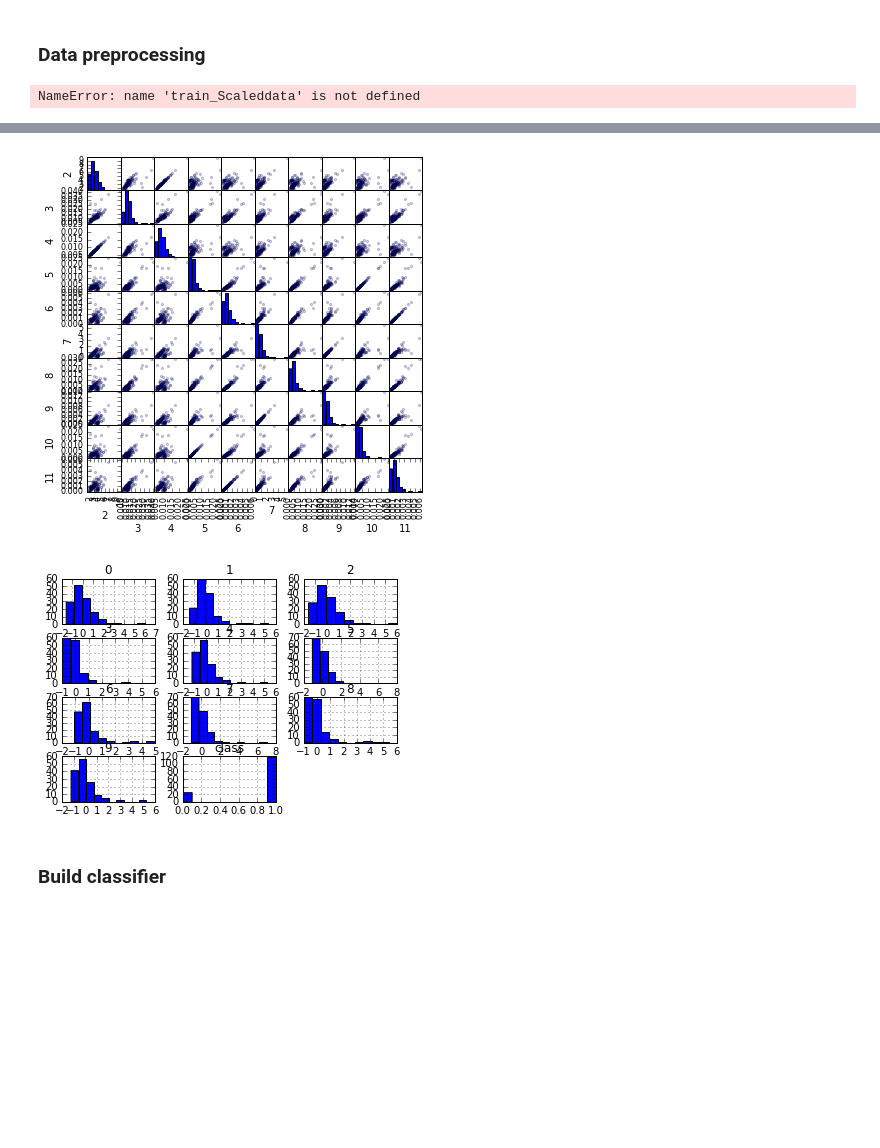
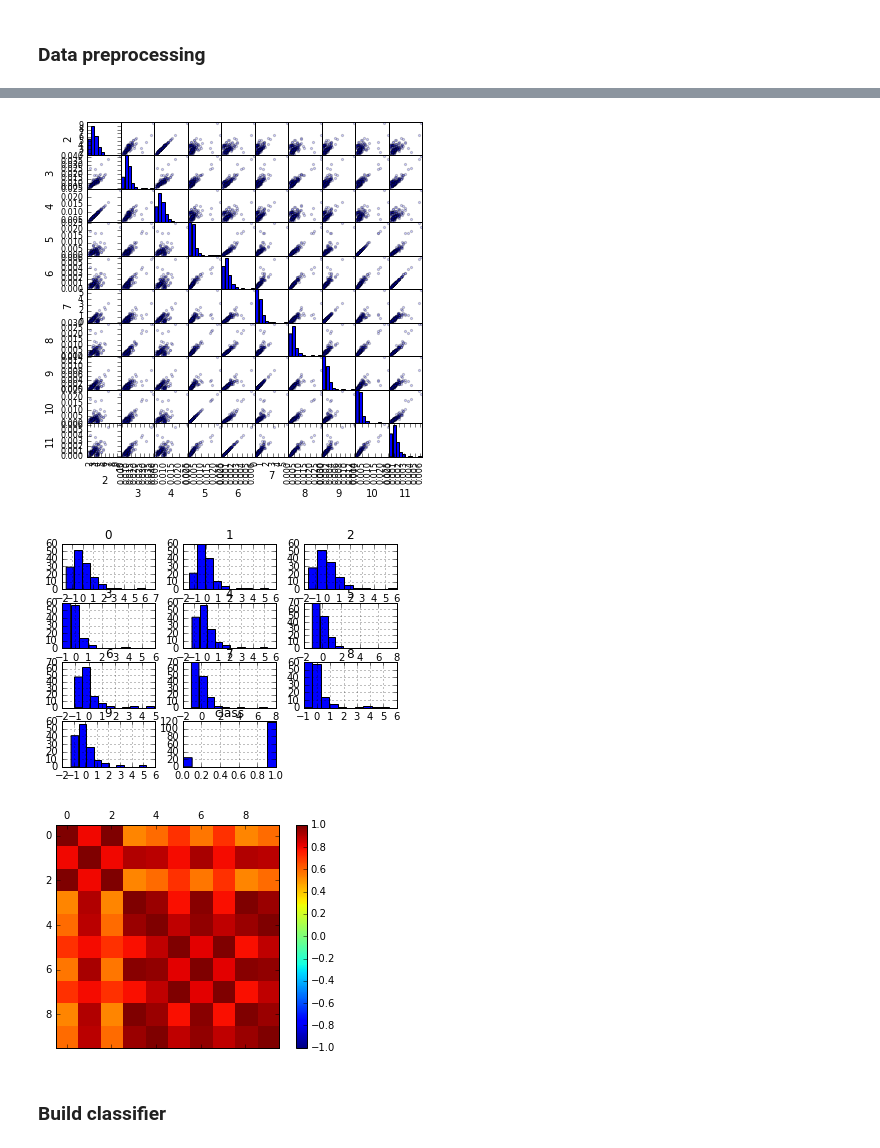
Before and after one commit to sinoecho/SMD, a Jupyter notebook: motion_detect/motion_classify.ipynb, the cells around one changed output, grey strips where cells are left out. Saved outputs shown, nothing was run; the diff lists cells and outputs as text; code cells hidden in the pictures; blank space fills up the shorter version.

Commit message:
add correlation plot

```diff
--- a/motion_detect/motion_classify.ipynb
+++ b/motion_detect/motion_classify.ipynb
@@ -65,26 +65,26 @@ data_scaled['class']=y_train
 # %%
 data_all=pd.DataFrame(x_train_scaled).append(pd.DataFrame(x_test_scaled))
 x_scaled=pd.DataFrame(x_train_scaled).append(pd.DataFrame(x_test_scaled))
 data_all['class']=y
 _=data_all.boxplot(by='class')
 _=data_all.groupby('class').boxplot()
 _=scatter_matrix(x, alpha=0.2, figsize=(6, 6))#, diagonal='kde')
 _=data_all.hist()
 
-correlations = x_s.corr()
+correlations = x_scaled.corr()
 # plot correlation matrix
 # machine learning mastery with python Chap 6.
 fig = plt.figure()
 ax = fig.add_subplot(111)
 cax = ax.matshow(correlations, vmin=-1, vmax=1)
 fig.colorbar(cax)
 _=plt.show()
 # %% [output]
-NameError: name 'train_Scaleddata' is not defined
 [figure]
 [figure]
 [figure]
 [figure]
+[figure, added]
 # %% [markdown]
 ### Build classifier
 # %%
```
